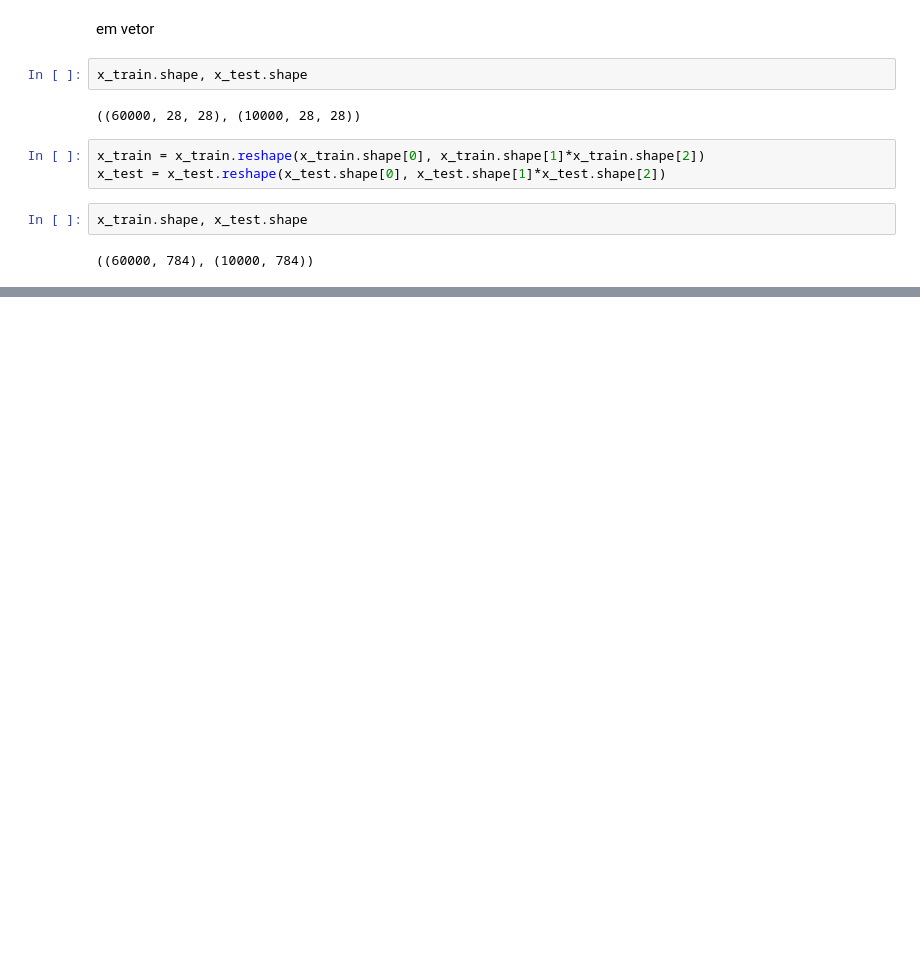
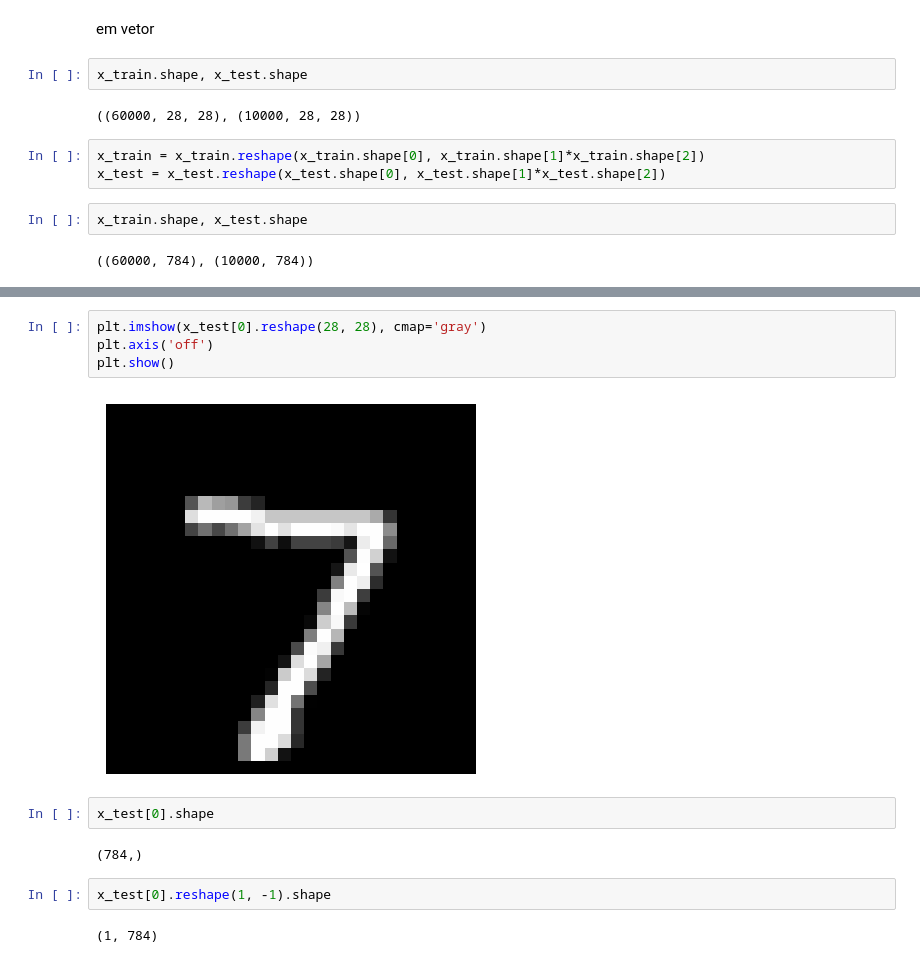
Before and after one commit to KauaHenSilva/python_autoencoders, a Jupyter notebook: autoencode_linear.ipynb, the cells around one changed output, grey strips where cells are left out. Cells and saved outputs as stored; diff of their text form; blank space fills up the shorter version.

```diff
--- a/autoencode_linear.ipynb
+++ b/autoencode_linear.ipynb
@@ -91,0 +192,14 @@ x_train.shape, x_test.shape
+# %%
+plt.imshow(x_test[0].reshape(28, 28), cmap='gray')
+plt.axis('off')
+plt.show()
+# %% [output]
+[figure, added]
+# %%
+x_test[0].shape
+# %% [output]
+(784,)
+# %%
+x_test[0].reshape(1, -1).shape
+# %% [output]
+(1, 784)
```
Also changed, not shown: parts of 11 cells of this notebook.
